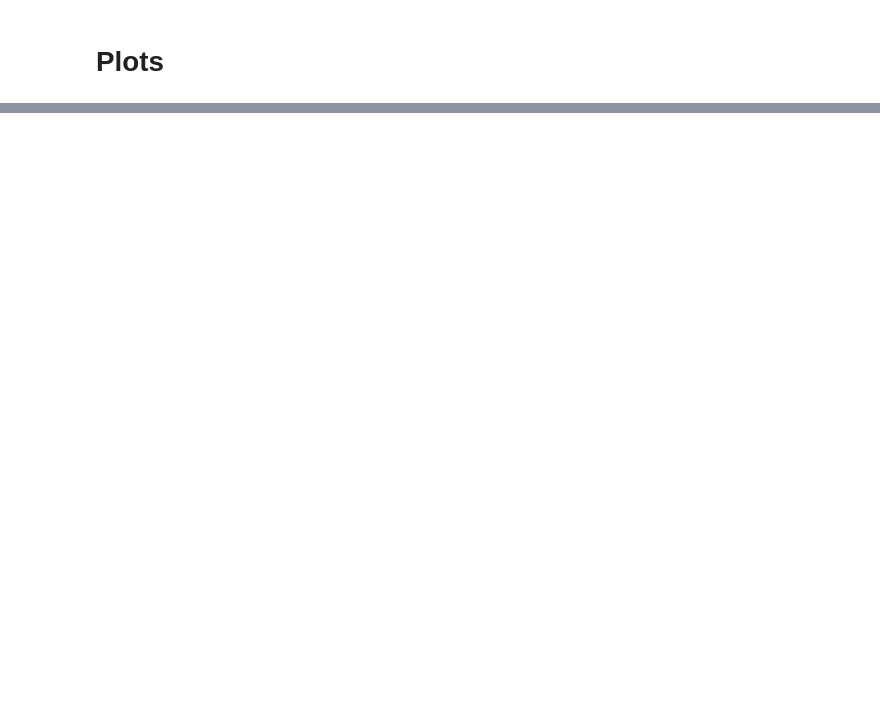
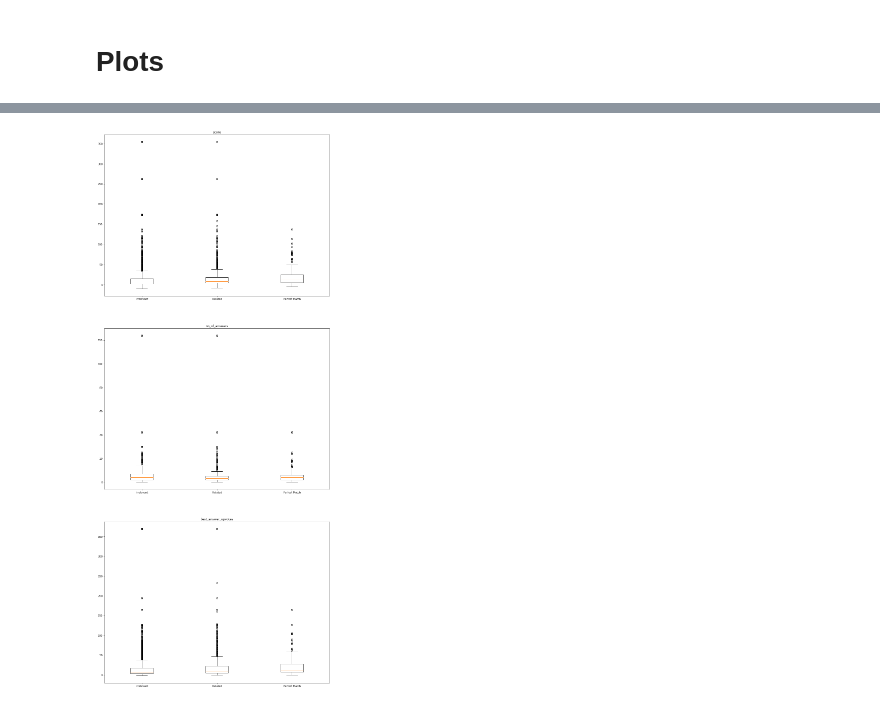
Before and after one commit to Mieloch/cqa-sem-eval, a Jupyter notebook: subtask_E/vis.ipynb, the cells around one changed output, grey strips where cells are left out. Cells and saved outputs as stored; diff of their text form; code cells hidden in the pictures; blank space fills up the shorter version.

```diff
--- a/subtask_E/vis.ipynb
+++ b/subtask_E/vis.ipynb
@@ -55,0 +63,4 @@ create_plot(df_paths['dev2'])
+# %%
+create_plot(df_paths['train2'])
+# %% [output]
+[figure, added]
```
Also changed, not shown: parts of 4 cells of this notebook, 45 other files.
